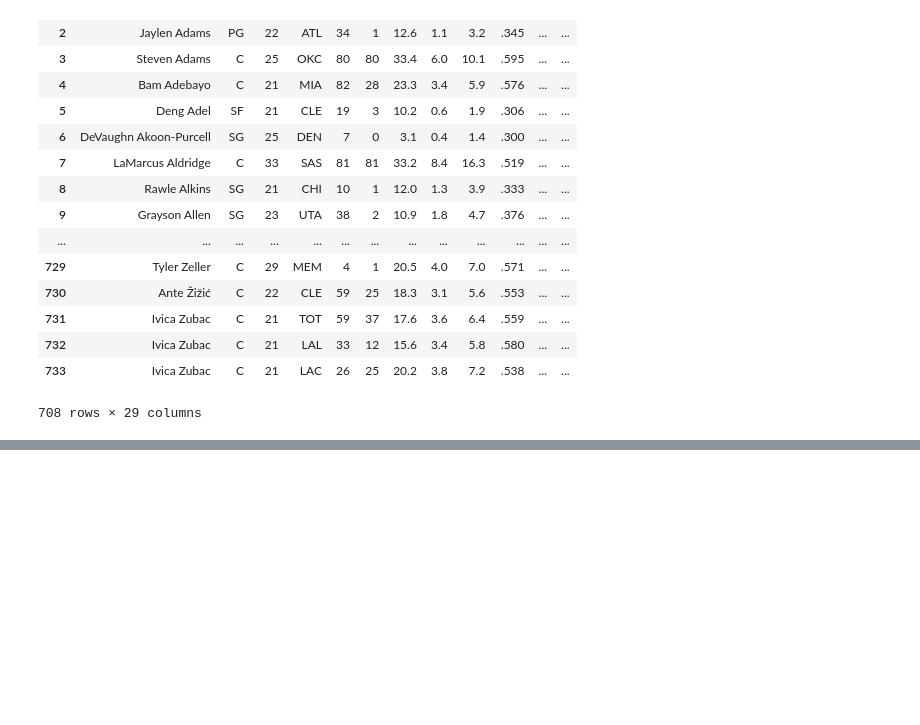
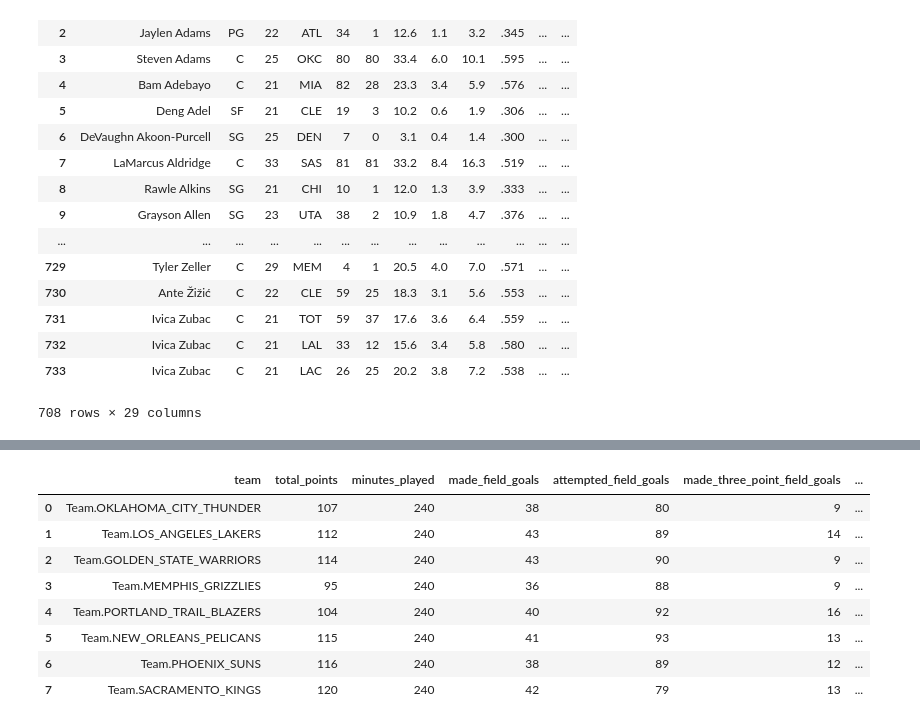
Before and after one commit to ppfreitas/datawarehousing, a Jupyter notebook: DW_NBA_Assignment.ipynb, the cells around one changed output, grey strips where cells are left out. Drawn from its saved outputs; the diff is of its cells as text; code cells hidden in the pictures; blank space fills up the shorter version.

```diff
--- a/DW_NBA_Assignment.ipynb
+++ b/DW_NBA_Assignment.ipynb
@@ -51,0 +64,9 @@ stats.dropna()
+# %%
+# Dictionary of Team Box Scores
+
+print('***** TEAM BOX SCORES *****')
+print()
+
+team_box_scores = client.team_box_scores(day=1,month=1,year=2019)
+for day_scores in team_box_scores:
+    print(day_scores)
@@ -51,0 +86,27 @@ stats.dropna()
+# %%
+# DataFrame of Box Scores
+
+df_team = pd.DataFrame(team_box_scores)
+
+df_team['total_points'] = df_team.apply(lambda row: (row.made_field_goals - row.made_three_point_field_goals)*2
+                              + row.made_free_throws + row.made_three_point_field_goals*3 , axis = 1)
+
+df_team['total_rebounds'] = df_team.apply(lambda row: row.offensive_rebounds + row.defensive_rebounds , axis = 1)
+
+
+df_t = df_team[["team","total_points","minutes_played","made_field_goals","attempted_field_goals",
+             "made_three_point_field_goals","attempted_three_point_field_goals","made_free_throws",
+             "attempted_free_throws","assists","offensive_rebounds","defensive_rebounds","total_rebounds",
+             "blocks","steals","personal_fouls","turnovers"]]
+
+df_t
+# %% [output]
+|  | team | total_points | minutes_played | made_field_goals | attempted_field_goals | made_three_point_field_goals | ... |
+| 0 | Team.OKLAHOMA_CITY_THUNDER | 107 | 240 | 38 | 80 | 9 | ... |
+| 1 | Team.LOS_ANGELES_LAKERS | 112 | 240 | 43 | 89 | 14 | ... |
+| 2 | Team.GOLDEN_STATE_WARRIORS | 114 | 240 | 43 | 90 | 9 | ... |
+| 3 | Team.MEMPHIS_GRIZZLIES | 95 | 240 | 36 | 88 | 9 | ... |
+| 4 | Team.PORTLAND_TRAIL_BLAZERS | 104 | 240 | 40 | 92 | 16 | ... |
+| 5 | Team.NEW_ORLEANS_PELICANS | 115 | 240 | 41 | 93 | 13 | ... |
+| 6 | Team.PHOENIX_SUNS | 116 | 240 | 38 | 89 | 12 | ... |
+| 7 | Team.SACRAMENTO_KINGS | 120 | 240 | 42 | 79 | 13 | ... |
```
Also changed, not shown: parts of 8 cells of this notebook.
